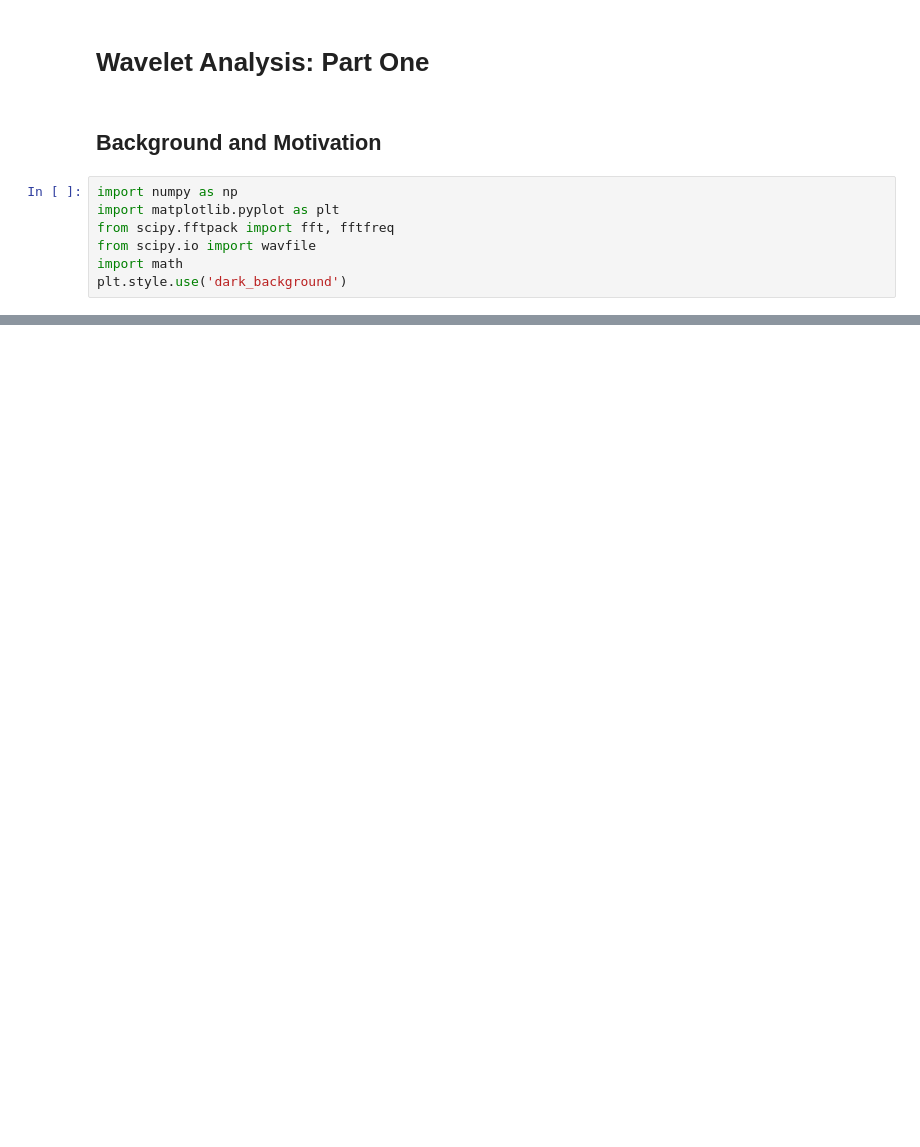
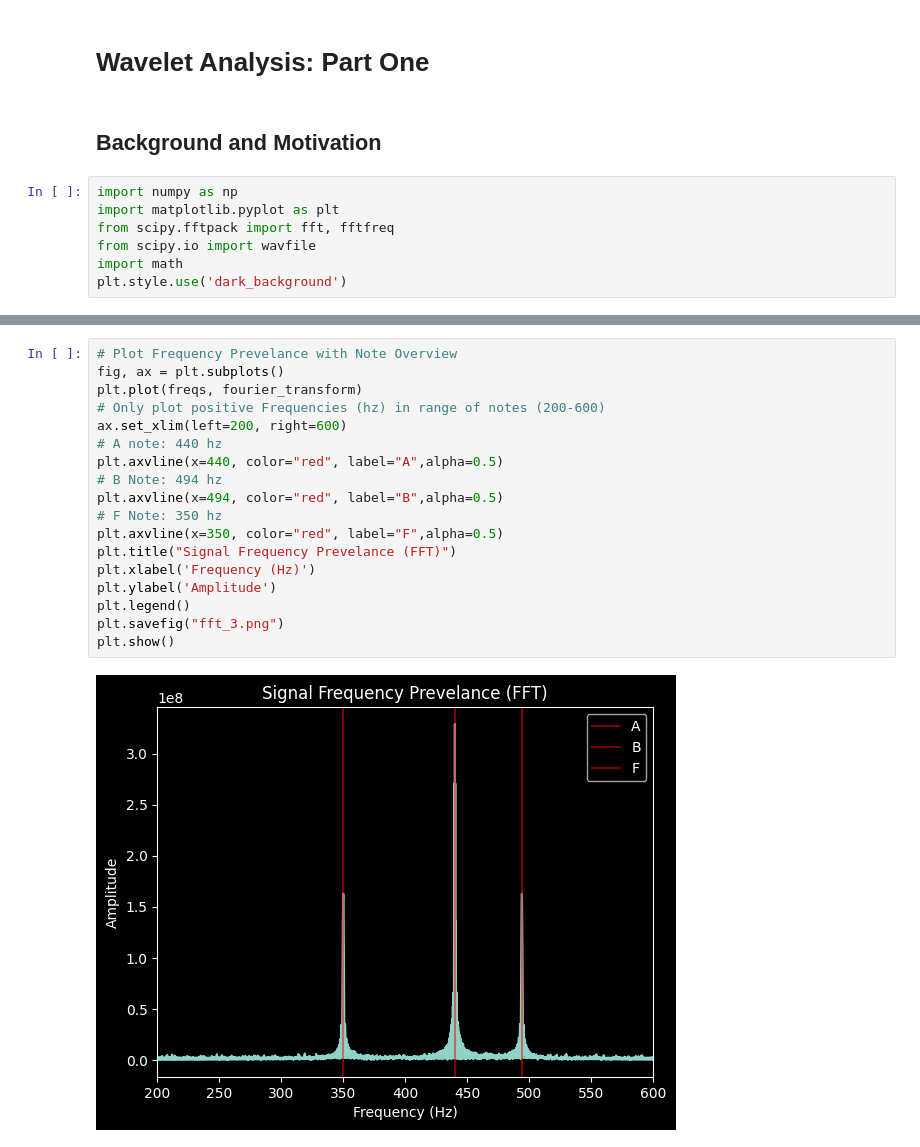
Before and after one commit to cyschneck/geocat-research, a Jupyter notebook: vast/wavelet_p1.ipynb, the cells around one changed output, grey strips where cells are left out. Cells and saved outputs as stored; diff of their text form; blank space fills up the shorter version.

```diff
--- a/vast/wavelet_p1.ipynb
+++ b/vast/wavelet_p1.ipynb
@@ -59,0 +62,20 @@ plt.show()
+# %%
+# Plot Frequency Prevelance with Note Overview
+fig, ax = plt.subplots()
+plt.plot(freqs, fourier_transform)
+# Only plot positive Frequencies (hz) in range of notes (200-600)
+ax.set_xlim(left=200, right=600)
+# A note: 440 hz
+plt.axvline(x=440, color="red", label="A",alpha=0.5)
+# B Note: 494 hz
+plt.axvline(x=494, color="red", label="B",alpha=0.5)
+# F Note: 350 hz
+plt.axvline(x=350, color="red", label="F",alpha=0.5)
+plt.title("Signal Frequency Prevelance (FFT)")
+plt.xlabel('Frequency (Hz)')
+plt.ylabel('Amplitude')
+plt.legend()
+plt.savefig("fft_3.png")
+plt.show()
+# %% [output]
+[figure, added]
```
Also changed, not shown: parts of 2 cells of this notebook, 4 other files.
